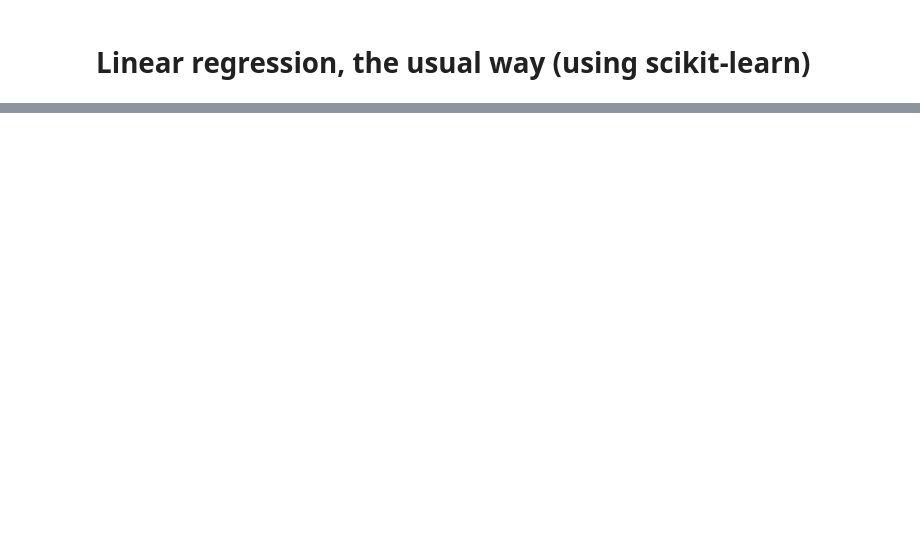
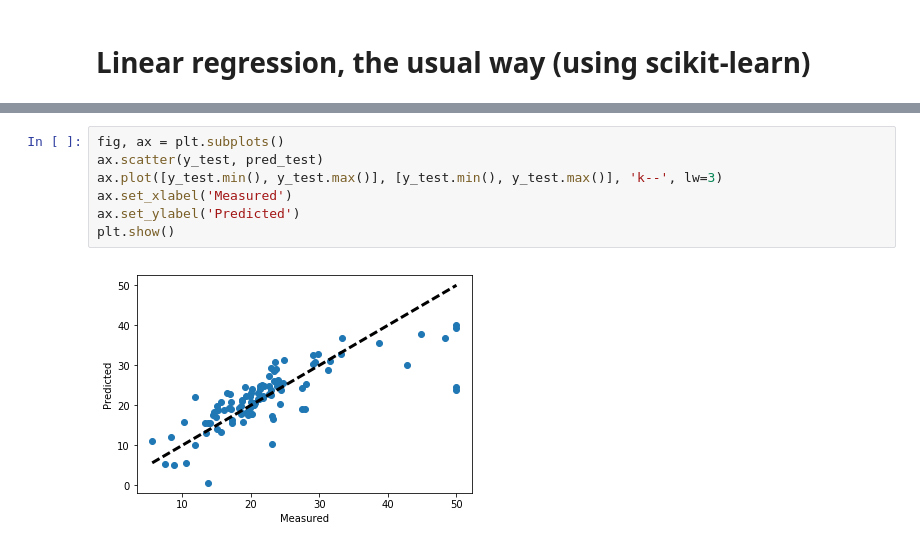
Before and after one commit to skeydan/deeplearning_course, a Jupyter notebook: linear_regression_sklearn.ipynb, the cells around one changed output, grey strips where cells are left out. Drawn from its saved outputs; the diff is of its cells as text; blank space fills up the shorter version.

```diff
--- a/linear_regression_sklearn.ipynb
+++ b/linear_regression_sklearn.ipynb
@@ -57,0 +112,9 @@ R square (train/test): 0.51 / 0.51
+# %%
+fig, ax = plt.subplots()
+ax.scatter(y_test, pred_test)
+ax.plot([y_test.min(), y_test.max()], [y_test.min(), y_test.max()], 'k--', lw=3)
+ax.set_xlabel('Measured')
+ax.set_ylabel('Predicted')
+plt.show()
+# %% [output]
+[figure, added]
```
Also changed, not shown: parts of 15 cells of this notebook, 2 other files.
